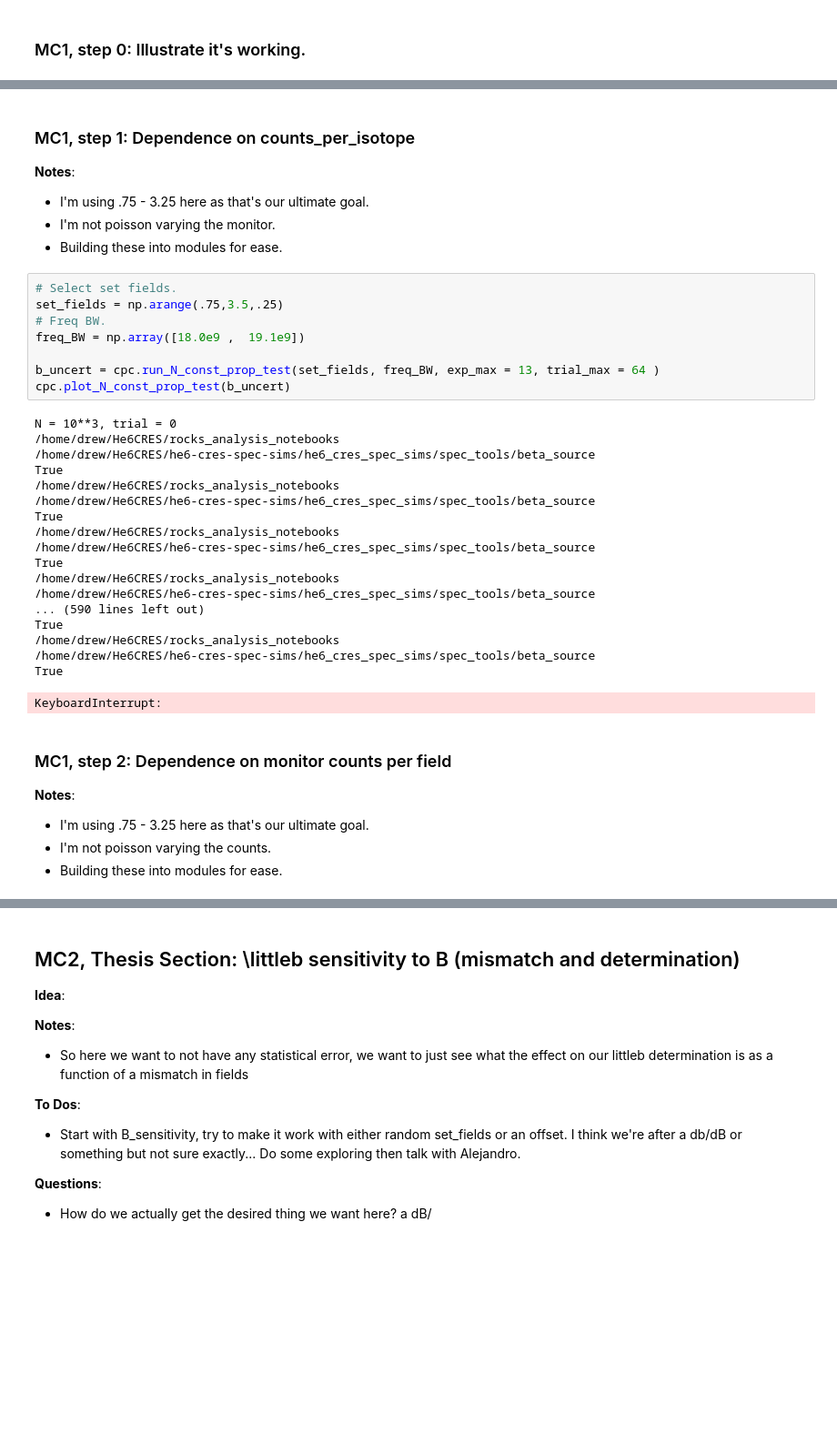
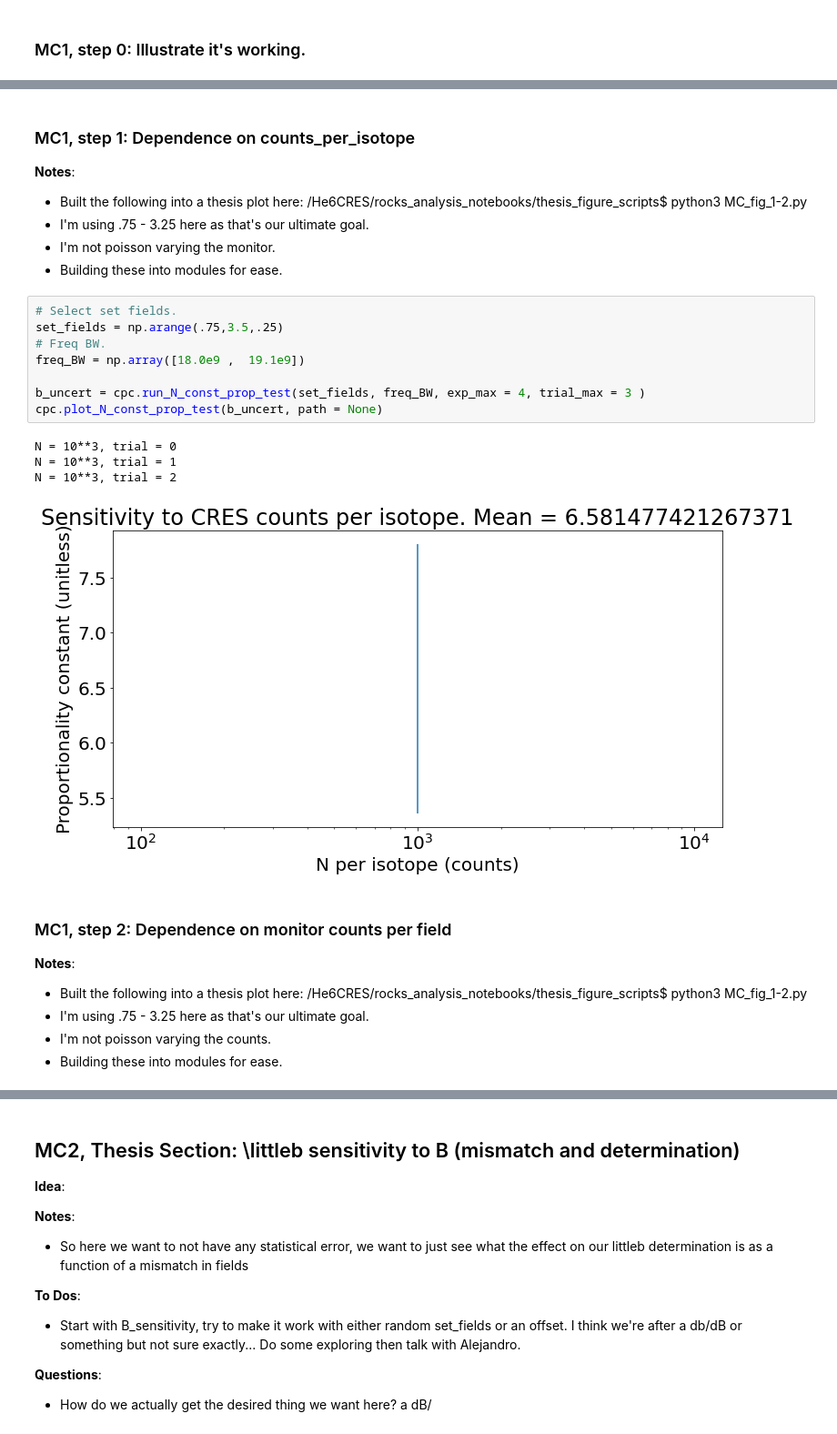
Before and after one commit to drewbyron/rocks-analysis-notebooks, a Jupyter notebook: MC_thesis_studies.ipynb, the cells around one changed output, grey strips where cells are left out. Shown at 91% size. Cells and saved outputs as stored; diff of their text form; blank space fills up the shorter version.

```diff
--- a/MC_thesis_studies.ipynb
+++ b/MC_thesis_studies.ipynb
@@ -128,40 +186,28 @@ TypeError: objfunc_chisq() takes 4 positional arguments but 5 were given
 ### MC1, step 1: Dependence on counts_per_isotope
 
 **Notes**:
+* Built the following into a thesis plot here: /He6CRES/rocks_analysis_notebooks/thesis_figure_scripts$ python3 MC_fig_1-2.py
 * I'm using .75 - 3.25 here as that's our ultimate goal.
 * I'm not poisson varying the monitor.
 * Building these into modules for ease.
 # %%
 # Select set fields.
 set_fields = np.arange(.75,3.5,.25)
 # Freq BW.
 freq_BW = np.array([18.0e9 ,  19.1e9])
 
-b_uncert = cpc.run_N_const_prop_test(set_fields, freq_BW, exp_max = 13, trial_max = 64 )
-cpc.plot_N_const_prop_test(b_uncert)
+b_uncert = cpc.run_N_const_prop_test(set_fields, freq_BW, exp_max = 4, trial_max = 3 )
+cpc.plot_N_const_prop_test(b_uncert, path = None)
 # %% [output]
 N = 10**3, trial = 0
-/home/drew/He6CRES/rocks_analysis_notebooks
-/home/drew/He6CRES/he6-cres-spec-sims/he6_cres_spec_sims/spec_tools/beta_source
-True
-/home/drew/He6CRES/rocks_analysis_notebooks
-/home/drew/He6CRES/he6-cres-spec-sims/he6_cres_spec_sims/spec_tools/beta_source
-True
-/home/drew/He6CRES/rocks_analysis_notebooks
-/home/drew/He6CRES/he6-cres-spec-sims/he6_cres_spec_sims/spec_tools/beta_source
-True
-/home/drew/He6CRES/rocks_analysis_notebooks
-/home/drew/He6CRES/he6-cres-spec-sims/he6_cres_spec_sims/spec_tools/beta_source
-... (590 lines left out)
-True
-/home/drew/He6CRES/rocks_analysis_notebooks
-/home/drew/He6CRES/he6-cres-spec-sims/he6_cres_spec_sims/spec_tools/beta_source
-True
+N = 10**3, trial = 1
+N = 10**3, trial = 2
-KeyboardInterrupt:
+[figure, added]
 # %% [markdown]
 ### MC1, step 2: Dependence on monitor counts per field
 
 **Notes**:
+* Built the following into a thesis plot here: /He6CRES/rocks_analysis_notebooks/thesis_figure_scripts$ python3 MC_fig_1-2.py
 * I'm using .75 - 3.25 here as that's our ultimate goal.
 * I'm not poisson varying the counts.
 * Building these into modules for ease.
```
Also changed, not shown: parts of 14 cells of this notebook, 9 other files.
